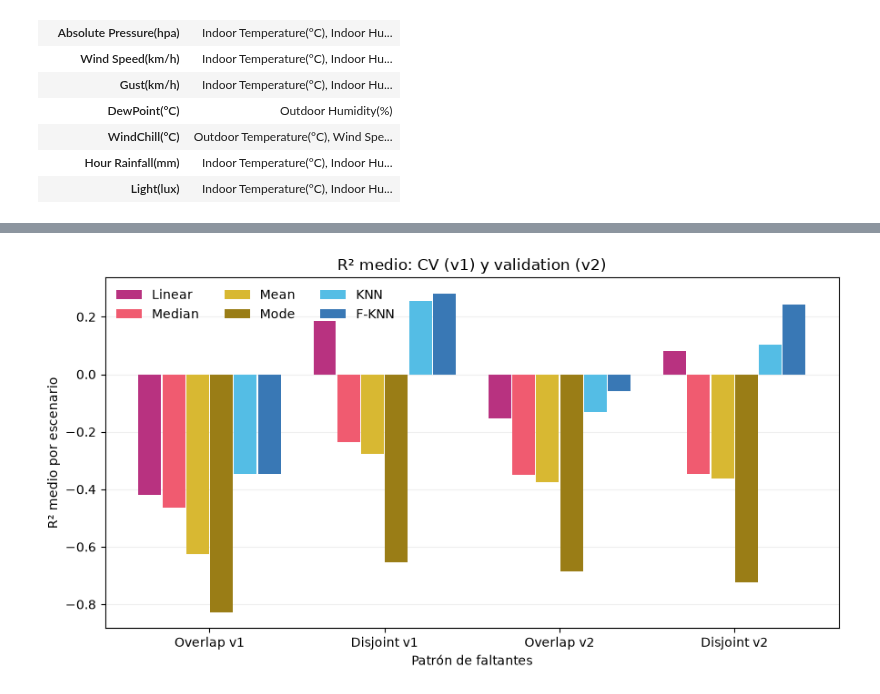
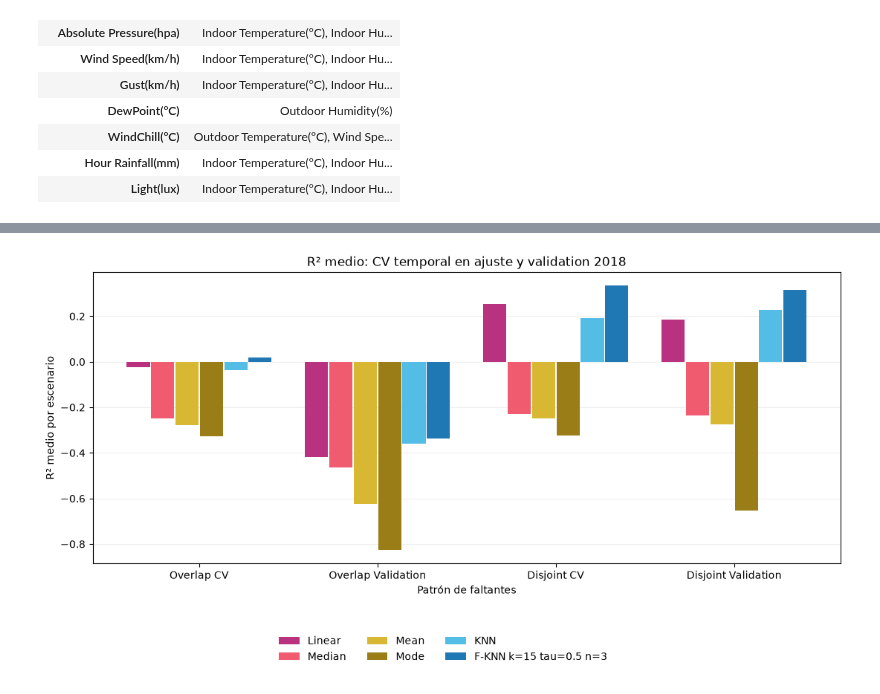
Before and after one commit to GabrielCastroBenitez09/Proyecto-Machine-Learning1, a Jupyter notebook: notebooks/03_flujo_modelamiento_ajuste_validacion_prueba_corregido.ipynb, the cells around one changed output, grey strips where cells are left out. Cells and saved outputs as stored; diff of their text form; code cells hidden in the pictures.

Commit message:
Reestructura evaluación temporal y conserva resultados vigentes
Co-authored-by: Copilot <223556219+Copilot@users.noreply.github.com>

```diff
--- a/notebooks/03_flujo_modelamiento_ajuste_validacion_prueba_corregido.ipynb
+++ b/notebooks/03_flujo_modelamiento_ajuste_validacion_prueba_corregido.ipynb
@@ -1121,7 +1217,6 @@ for fold, ids_train, id_valid in FOLDS:
                 "disponibles": len(candidatos),
                 "usaria_n3": min(len(candidatos), 3),
                 "usaria_n5": min(len(candidatos), 5),
-                "usaria_n7": min(len(candidatos), 7),
                 "candidatos": ", ".join(
                     f"{nombre} (ρ={rho:.2f})" for nombre, rho in candidatos
                 ),
@@ -1246,7 +1418,7 @@ def nombre_grafica(metodo):
     if metodo.startswith("KNN"):
         return "KNN"
     if metodo.startswith("F-KNN"):
-        return "F-KNN"
+        return metodo
     return metodo
 
 comparacion_val["modelo"] = comparacion_val["metodo"].map(nombre_grafica)
@@ -1258,15 +1430,23 @@ resumen_val = (
     .agg(R2=("R2", "mean"), MSE=("MSE", "mean"))
 )
 
-orden_modelos = ["Linear", "Median", "Mean", "Mode", "KNN", "F-KNN"]
+display(
+    resumen_val.pivot(
+        index=["patron", "pct_objetivo"], columns="modelo", values=["R2", "MSE"],
+    ).round(4)
+)
+
+modelos_fknn = sorted(modelo for modelo in comparacion_val["modelo"].unique() if modelo.startswith("F-KNN"))
+orden_modelos = ["Linear", "Median", "Mean", "Mode", "KNN"] + modelos_fknn
 colores = {
     "Linear": "#D42A87",
     "Median": "#FF5A65",
     "Mean": "#D4B735",
     "Mode": "#9B7F18",
     "KNN": "#43B9E5",
-    "F-KNN": "#2878B5",
 }
+for i, modelo in enumerate(modelos_fknn):
+    colores[modelo] = plt.get_cmap("tab10")(i)
 
 def validation_performance_plot(PORCENTAJE_MAX):
     for patron in ["overlap", "disjoint"]:
@@ -1315,7 +1495,7 @@ def validation_performance_plot(PORCENTAJE_MAX):
         ]
 
         fig.suptitle(
-            f"Desempeño en validation — {patron.capitalize()}",
+            f"Desempeño en validation 2018 — {patron.capitalize()}",
             y=0.99,
         )
 
@@ -1346,28 +1537,28 @@ validation_performance_plot(40)
 # %%
-# KNN y F-KNN se comparan usando la configuración evaluada en validation.
+# Resume train CV y validation 2018; no consulta test 2019 ni elige un ganador global.
 metodo_knn = resultados_val_knn["metodo"].iloc[0]
-metodo_fknn = resultados_val_fknn["metodo"].iloc[0]
+metodos_fknn = sorted(resultados_val_fknn["metodo"].unique())
 
 mapas = [
-    # Train (v1): promedio out-of-fold de CV
-    (resultados_cv_baseline, "v1", {
+    # Train CV: promedio out-of-fold dentro de ajuste 2018
+    (resultados_cv_baseline, "CV", {
         "Median": "Mediana",
         "Mean": "Media",
         "Mode": "Moda",
     }),
-    (resultados_cv_linear, "v1", {"Linear": "LinearRegression"}),
-    (resultados_cv_knn, "v1", {"KNN": metodo_knn}),
-    (resultados_cv_fknn, "v1", {"F-KNN": metodo_fknn}),
+    (resultados_cv_linear, "CV", {"Linear": "LinearRegression"}),
+    (resultados_cv_knn, "CV", {"KNN": metodo_knn}),
+    (resultados_cv_fknn, "CV", {metodo: metodo for metodo in metodos_fknn}),
 
-    # Validation (v2): evaluacion 2019
-    (resultados_val_baseline, "v2", {
+    # Validation 2018: candidatos para comparación
+    (resultados_val_baseline, "Validation", {
         "Median": "Mediana",
         "Mean": "Media",
         "Mode": "Moda",
     }),
-    (resultados_val_linear, "v2", {"Linear": "LinearRegression"}),
-    (resultados_val_knn, "v2", {"KNN": metodo_knn}),
-    (resultados_val_fknn, "v2", {"F-KNN": metodo_fknn}),
+    (resultados_val_linear, "Validation", {"Linear": "LinearRegression"}),
+    (resultados_val_knn, "Validation", {"KNN": metodo_knn}),
+    (resultados_val_fknn, "Validation", {metodo: metodo for metodo in metodos_fknn}),
 ]
 
 filas = []
@@ -1385,12 +1576,12 @@ for df, fase, equivalencias in mapas:
 resumen_barras = pd.DataFrame(filas)
 
 categorias = [
-    "Overlap v1",
-    "Disjoint v1",
-    "Overlap v2",
-    "Disjoint v2",
+    "Overlap CV",
+    "Overlap Validation",
+    "Disjoint CV",
+    "Disjoint Validation",
 ]
-modelos = ["Linear", "Median", "Mean", "Mode", "KNN", "F-KNN"]
+modelos = ["Linear", "Median", "Mean", "Mode", "KNN"] + metodos_fknn
 
 tabla_barras = (
     resumen_barras
@@ -1404,38 +1595,46 @@ colores = {
     "Mean": "#D8B832",
     "Mode": "#9A7D16",
     "KNN": "#54BDE5",
-    "F-KNN": "#3978B5",
 }
+for i, metodo in enumerate(metodos_fknn):
+    colores[metodo] = plt.get_cmap("tab10")(i)
 
-fig, ax = plt.subplots(figsize=(9, 4.8))
+fig, ax = plt.subplots(figsize=(11, 5.8))
 
 x = np.arange(len(categorias))
 modelos_presentes = [
     modelo for modelo in modelos
     if modelo in tabla_barras.columns and tabla_barras[modelo].notna().any()
 ]
 ancho = 0.82 / len(modelos_presentes)
 
 for i, modelo in enumerate(modelos_presentes):
     desplazamiento = (i - (len(modelos_presentes) - 1) / 2) * ancho
     ax.bar(
         x + desplazamiento,
         tabla_barras[modelo].to_numpy(),
         width=ancho * 0.95,
         color=colores[modelo],
         label=modelo,
     )
 
 ax.set_xticks(x)
 ax.set_xticklabels(categorias)
 ax.set_ylabel("R² medio por escenario")
 ax.set_xlabel("Patrón de faltantes")
-ax.set_title("R² medio: CV (v1) y validation (v2)")
+ax.set_title("R² medio: CV temporal en ajuste y validation 2018")
 ax.grid(axis="y", alpha=0.2)
 ax.set_axisbelow(True)
-ax.legend(frameon=False, ncol=3, loc="upper left")
+handles, labels = ax.get_legend_handles_labels()
+fig.legend(
+    handles, labels,
+    frameon=False,
+    ncol=3,
+    loc="lower center",
+    bbox_to_anchor=(0.5, 0.01),
+)
 
-fig.tight_layout()
+fig.tight_layout(rect=(0, 0.16, 1, 1))
 plt.show()
 # %% [output]
-[figure, old version]
+[figure, new version]
```
Also changed, not shown: parts of 25 cells of this notebook, 19 other files.
